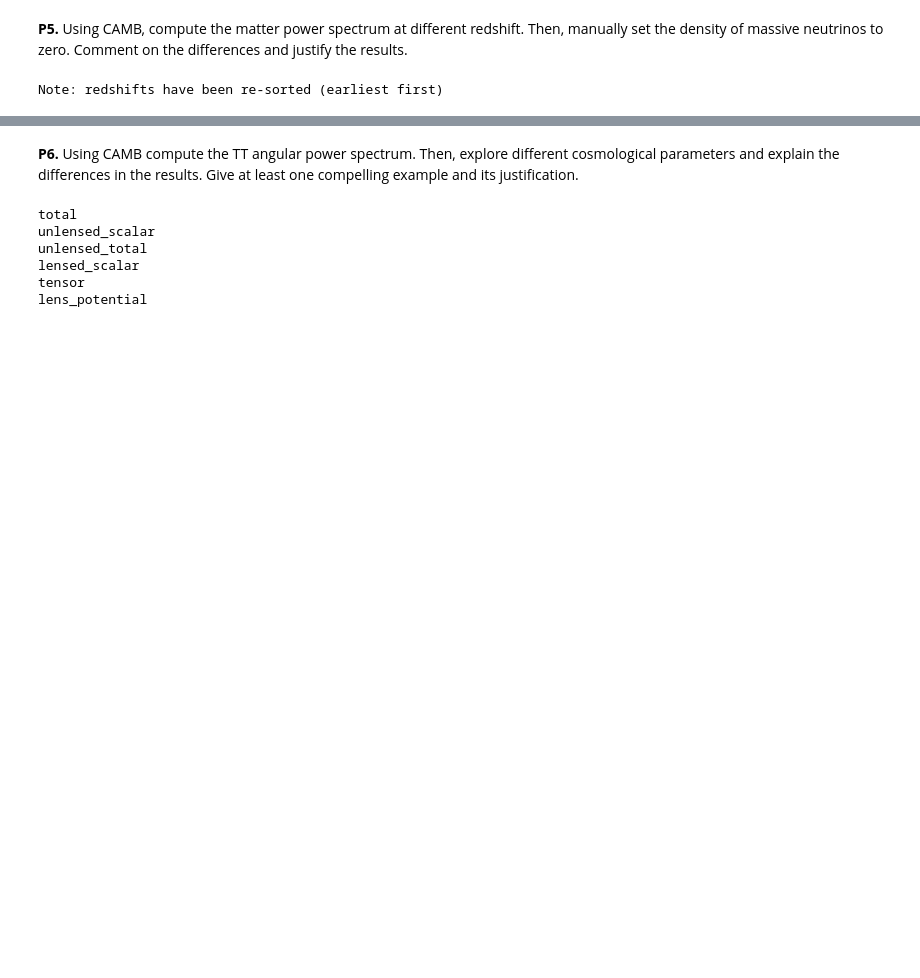
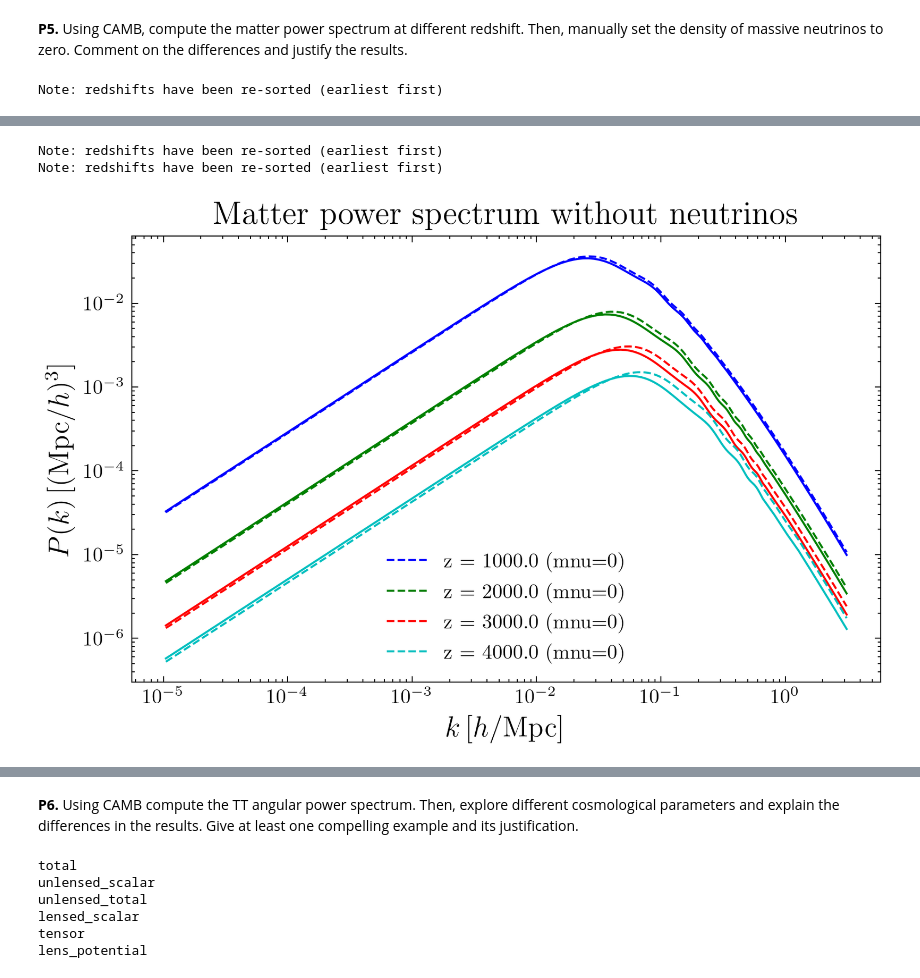
Before and after one commit to julianticucho/Tarea-2-cosmo, a Jupyter notebook: tarea_2_cosmo.ipynb, the cells around one changed output, grey strips where cells are left out. Saved outputs shown, nothing was run; the diff lists cells and outputs as text; code cells hidden in the pictures; blank space fills up the shorter version.

```diff
--- a/tarea_2_cosmo.ipynb
+++ b/tarea_2_cosmo.ipynb
@@ -91,0 +311,37 @@ k_NL(z=2.0) = 1.0200239419937134
+# %%
+# Configuración con mnu = 0.06
+pars1 = camb.CAMBparams()
+pars1.set_cosmology(H0=H0, ombh2=omega_bh2, omch2=omega_ch2, tau=tau, mnu=0.06)
+pars1.InitPower.set_params(As=2e-9, ns=ns, r=0)
+pars1.set_for_lmax(2500, lens_potential_accuracy=0)
+pars1.set_matter_power(redshifts=[1000, 2000, 3000, 4000], kmax=2.0)
+results1 = camb.get_results(pars1)
+kh, z, PK1 = results1.get_linear_matter_power_spectrum(hubble_units=True, k_hunit=True)
+
+# Configuración con mnu = 0
+pars2 = camb.CAMBparams()
+pars2.set_cosmology(H0=H0, ombh2=omega_bh2, omch2=omega_ch2, tau=tau, mnu=0)
+pars2.InitPower.set_params(As=2e-9, ns=ns, r=0)
+pars2.set_for_lmax(2500, lens_potential_accuracy=0)
+pars2.set_matter_power(redshifts=[1000, 2000, 3000, 4000], kmax=2.0)
+results2 = camb.get_results(pars2)
+kh, z, PK2 = results2.get_linear_matter_power_spectrum(hubble_units=True, k_hunit=True)
+
+colors = ['b', 'g', 'r', 'c']
+
+plt.figure(figsize=(6, 4))
+
+for i, redshift in enumerate(z):
+    plt.loglog(kh, PK1[i], color=colors[i])
+    plt.loglog(kh, PK2[i], color=colors[i], linestyle='--', label=f'z = {redshift} (mnu=0)')
+
+plt.xlabel(r'$k \, [h/\mathrm{Mpc}]$', fontsize=14)
+plt.ylabel(r'$P(k) \, [(\mathrm{Mpc}/h)^3]$', fontsize=14)
+plt.title('Matter power spectrum without neutrinos', fontsize=16)
+plt.legend()
+plt.tight_layout()
+plt.show()
+# %% [output]
+Note: redshifts have been re-sorted (earliest first)
+Note: redshifts have been re-sorted (earliest first)
+[figure, added]
```
Also changed, not shown: parts of 24 cells of this notebook.
